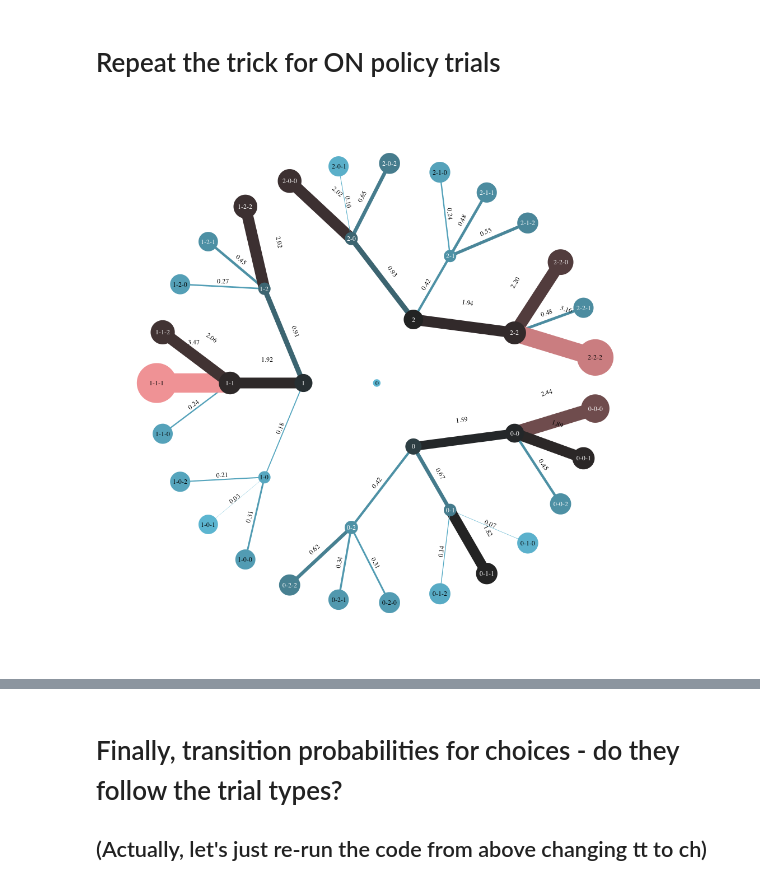
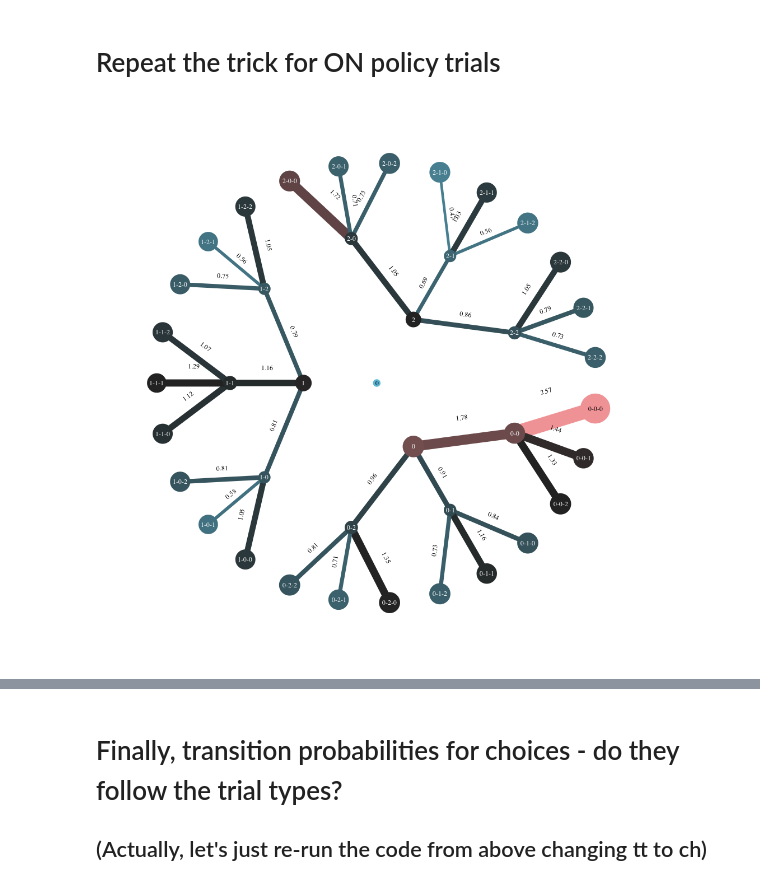
Before and after one commit to mathewzilla/whiskfree, a Jupyter notebook: tf/Totally Random.ipynb, the cells around one changed output, grey strips where cells are left out. Cells and saved outputs as stored; diff of their text form; code cells hidden in the pictures.

```diff
--- a/tf/Totally Random.ipynb
+++ b/tf/Totally Random.ipynb
@@ -311,63 +313,63 @@ array([ 3.39555203,  2.50913423,  3.09531374])
 # P_ijk_ON
 P_ij_ON = np.zeros([3,3])
 P_ijk_ON = np.zeros([3,3,3])
-for i in range(len(tt[ON_pol]) - 2):
-    #p_i = tt[ON_pol][i]
-    #p_j = tt[ON_pol][i+1]
-    #p_k = tt[ON_pol][i+2]
-    p_i = ch[ON_pol][i]
-    p_j = ch[ON_pol][i+1]
-    p_k = ch[ON_pol][i+2]
+for i in range(len(tt[AB_pol]) - 2):
+#     p_i = tt[ON_pol][i]
+#     p_j = tt[ON_pol][i+1]
+#     p_k = tt[ON_pol][i+2]
+    p_i = ch[AB_pol][i]
+    p_j = ch[AB_pol][i+1]
+    p_k = ch[AB_pol][i+2]
     P_ij_ON[p_i-1,p_j-1] += 1
     P_ijk_ON[p_i-1,p_j-1,[p_k-1]] += 1
 
 # Make graph
 t_ON = gt.Graph(directed = False)
 
 P_ij_ON = P_ij_ON /(P_ij_ON.sum()/9)
 P_ijk_ON = P_ijk_ON /(P_ijk_ON.sum()/27)
 
 edge_weights_tON = t_ON.new_edge_property('double')
 edge_labels_tON = t_ON.new_edge_property('string')
 node_labels_tON = t_ON.new_vertex_property('string')
 node_size_ON = t_ON.new_vertex_property('double')
 h = t_ON.add_vertex()
 node_labels_tON[h] = "0"
 
 for i in range(P_ij_ON.shape[0]):
-  v = t_ON.add_vertex()
-  node_labels_tON[v] = str(i)
-  e = t_ON.add_edge(h,v)
-  node_size_ON[v] = sum(P_ij_ON)[i] *10
+    v = t_ON.add_vertex()
+    node_labels_tON[v] = str(i)
+    e = t_ON.add_edge(h,v)
+    node_size_ON[v] = sum(P_ij_ON)[i] *10
 
-  for j in range(P_ij_ON.shape[1]):
-    v2 = t_ON.add_vertex()
-    node_labels_tON[v2] = str(i) + "-" + str(j)
-    e = t_ON.add_edge(v,v2)
+    for j in range(P_ij_ON.shape[1]):
+        v2 = t_ON.add_vertex()
+        node_labels_tON[v2] = str(i) + "-" + str(j)
+        e = t_ON.add_edge(v,v2)
 
-    edge_weights_tON[e] = P_ij_ON[i,j]*10
-    edge_labels_tON[e] = "{0:.2f}".format(P_ij_ON[i,j])
-    node_size_ON[v2] = P_ij_ON[i,j]*20
+        edge_weights_tON[e] = P_ij_ON[i,j]*10
+        edge_labels_tON[e] = "{0:.2f}".format(P_ij_ON[i,j])
+        node_size_ON[v2] = P_ij_ON[i,j]*20
 
-    for k in range(P_ijk_ON.shape[2]):
-      v3 = t_ON.add_vertex()
-      node_labels_tON[v3] = str(i) + "-" + str(j) + "-" + str(k)
-      e2 = t_ON.add_edge(v2,v3)
+        for k in range(P_ijk_ON.shape[2]):
+            v3 = t_ON.add_vertex()
+            node_labels_tON[v3] = str(i) + "-" + str(j) + "-" + str(k)
+            e2 = t_ON.add_edge(v2,v3)
 
-      edge_weights_tON[e2] = P_ijk_ON[i,j,k]*10
-      edge_labels_tON[e2] = "{0:.2f}".format(P_ijk_ON[i,j,k])
-      node_size_ON[v3] = P_ijk_ON[i,j,k]*20
+            edge_weights_tON[e2] = P_ijk_ON[i,j,k]*10
+            edge_labels_tON[e2] = "{0:.2f}".format(P_ijk_ON[i,j,k])
+            node_size_ON[v3] = P_ijk_ON[i,j,k]*20
 
 # Plot graph
 pos = gt.radial_tree_layout(t_ON,t_ON.vertex(0))
 cmap = sns.diverging_palette(220,10, l=70, as_cmap=True, center="dark") # blue to green via black
 
 gt.graph_draw(t_ON,pos=pos,vertex_size=node_size_ON,edge_pen_width=edge_weights_tON,
               vertex_text = node_labels_tON, edge_text=edge_labels_tON,
               ecmap=cmap, edge_color = edge_weights_tON,
               vcmap=cmap, vertex_color = node_size_ON,
               vertex_fill_color = node_size_ON,
-              output_size=(1000, 1000), fit_view=0.8,
-              output="figs/graphs/choice_3_step_statespace_ON_"+ mouse_name +".pdf")
+              output_size=(1000, 1000), fit_view=0.8)
+#               output="figs/graphs/choice_3_step_statespace_AB_"+ mouse_name +".pdf")
 # %% [output]
-[figure, old version]
+[figure, new version]
```
Also changed, not shown: parts of 42 cells of this notebook, 4 other files.
